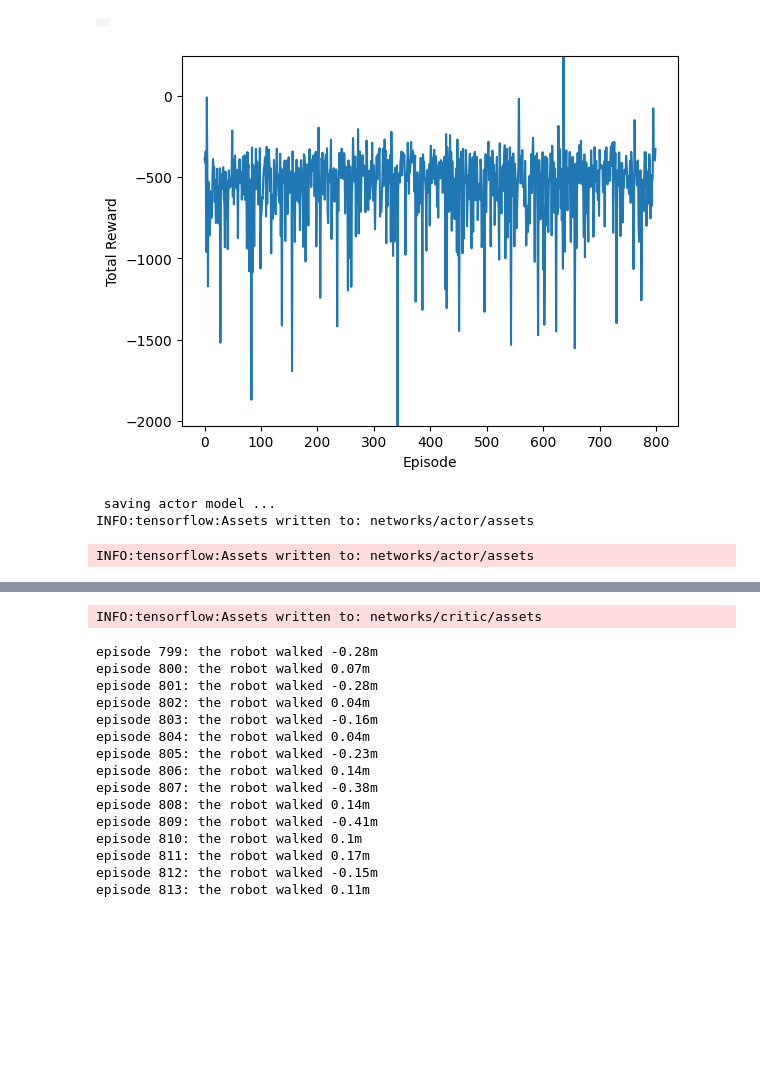
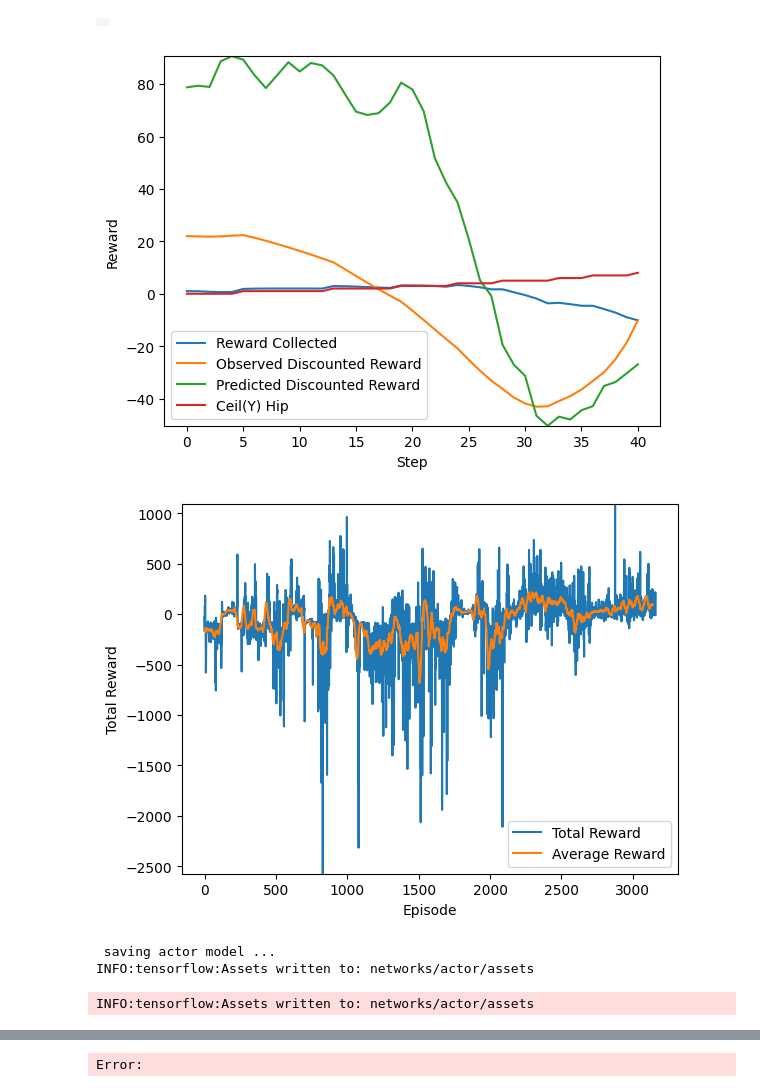
Before and after one commit to LouisJouret/Bipede, a Jupyter notebook: ddpg_train.ipynb, the cells around one changed output, grey strips where cells are left out. Saved outputs shown, nothing was run; the diff lists cells and outputs as text; code cells hidden in the pictures; blank space fills up the shorter version.

```diff
--- a/ddpg_train.ipynb
+++ b/ddpg_train.ipynb
@@ -362,9 +436,10 @@ def ddpg_train(agent, data, iter):
 # %%
-bipede = Agent(12, 37)
-ddpg_train(bipede, data, 4000)
+bipede = Agent(32, 10) #(37, 12)
+ddpg_train(bipede, data, 10000)
 # %% [output]
 |  |
-[figure, old version]
+[figure, new version]
+[figure, added]
  saving actor model ...
 INFO:tensorflow:Assets written to: networks/actor/assets
 INFO:tensorflow:Assets written to: networks/actor/assets
@@ -373,16 +463 @@ INFO:tensorflow:Assets written to: networks/critic/assets
-INFO:tensorflow:Assets written to: networks/critic/assets
+Error:
-episode 799: the robot walked -0.28m
-episode 800: the robot walked 0.07m
-episode 801: the robot walked -0.28m
-episode 802: the robot walked 0.04m
-episode 803: the robot walked -0.16m
-episode 804: the robot walked 0.04m
-episode 805: the robot walked -0.23m
-episode 806: the robot walked 0.14m
-episode 807: the robot walked -0.38m
-episode 808: the robot walked 0.14m
-episode 809: the robot walked -0.41m
-episode 810: the robot walked 0.1m
-episode 811: the robot walked 0.17m
-episode 812: the robot walked -0.15m
-episode 813: the robot walked 0.11m
```
Also changed, not shown: parts of 4 cells of this notebook, 2 other files.
